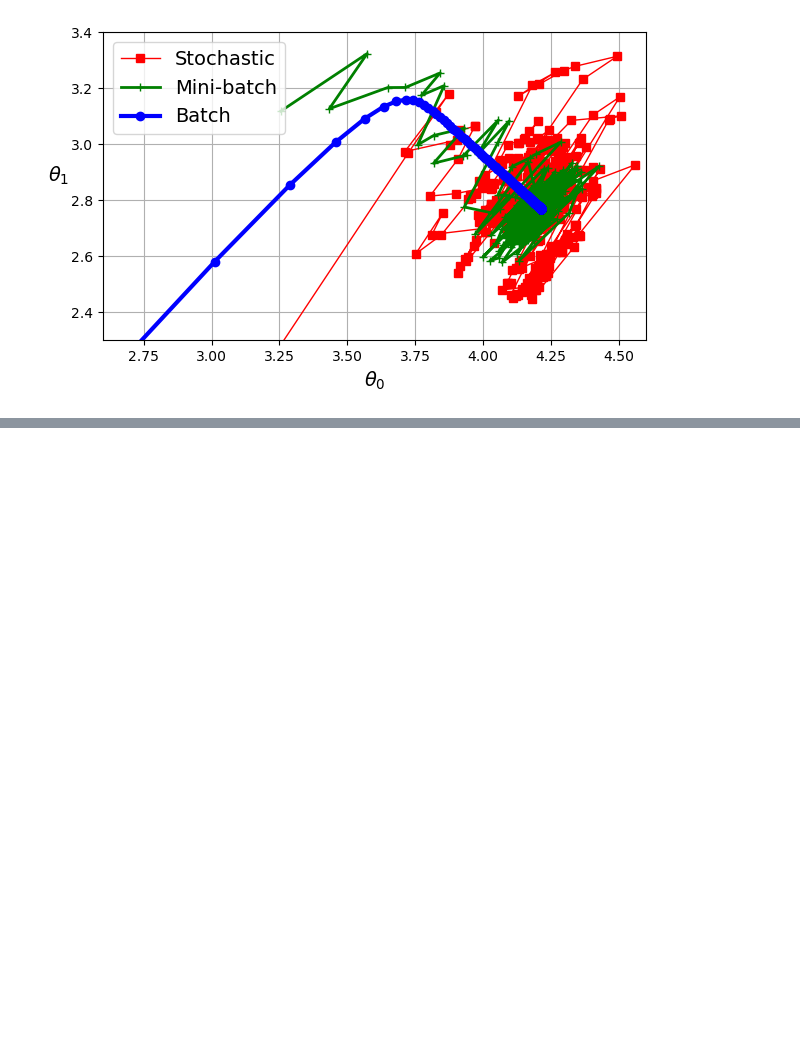
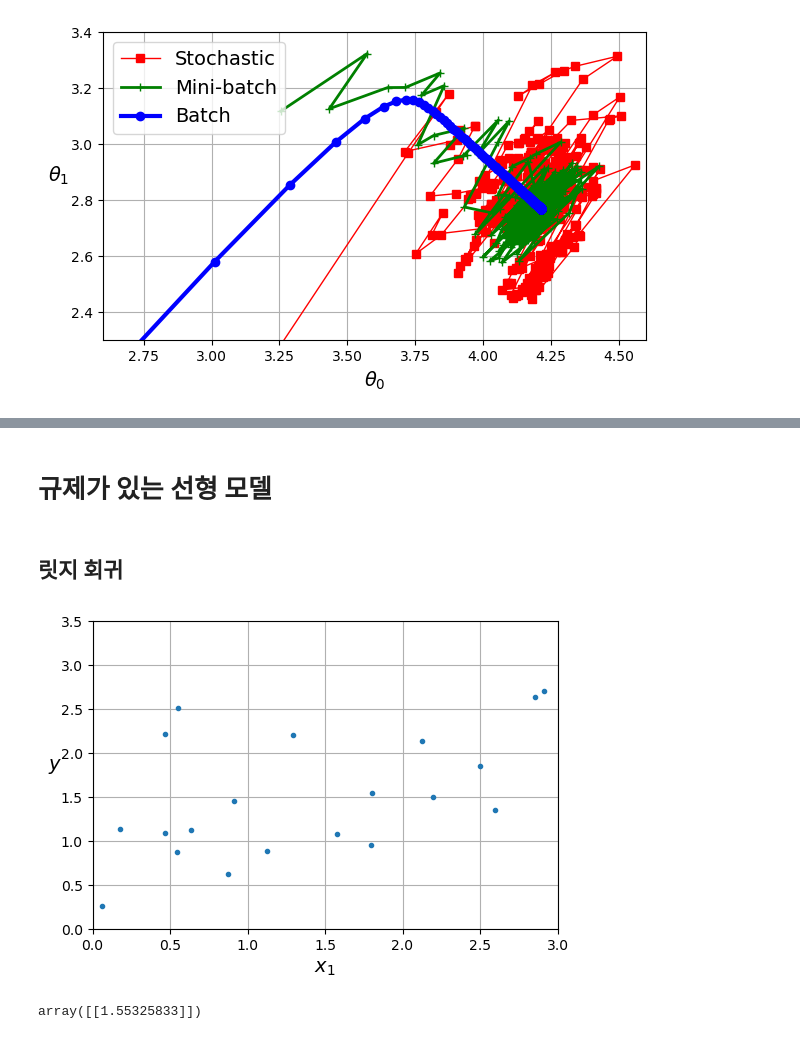
Before and after one commit to Logqwerty/handson-ml3-practice, a Jupyter notebook: 04_training_linear_models.ipynb, the cells around one changed output, grey strips where cells are left out. Cells and saved outputs as stored; diff of their text form; code cells hidden in the pictures; blank space fills up the shorter version.

```diff
--- a/04_training_linear_models.ipynb
+++ b/04_training_linear_models.ipynb
@@ -414,0 +411,29 @@ plt.show()
+# %% [markdown]
+# 규제가 있는 선형 모델
+# %% [markdown]
+## 릿지 회귀
+# %%
+# 추가 코드 - 매우 작고 잡음이 많은 선형 데이터셋을 생성
+np.random.seed(42)
+m = 20
+X = 3 * np.random.rand(m, 1)
+y = 1 + 0.5 * X + np.random.randn(m, 1) / 1.5
+X_new = np.linspace(0, 3, 100).reshape(100, 1)
+# %%
+# 추가 코드 - 방금 생성한 데이터셋을 간단히 살펴보기
+plt.figure(figsize=(6, 4))
+plt.plot(X, y, ".")
+plt.xlabel("$x_1$")
+plt.ylabel("$y$ ", rotation=0)
+plt.axis([0, 3, 0, 3.5])
+plt.grid()
+# %% [output]
+[figure, added]
+# %%
+from sklearn.linear_model import Ridge
+
+ridge_reg = Ridge(alpha=0.1, solver="cholesky")
+ridge_reg.fit(X, y)
+ridge_reg.predict([[1.5]])
+# %% [output]
+array([[1.55325833]])
```
Also changed, not shown: parts of 31 cells of this notebook.
